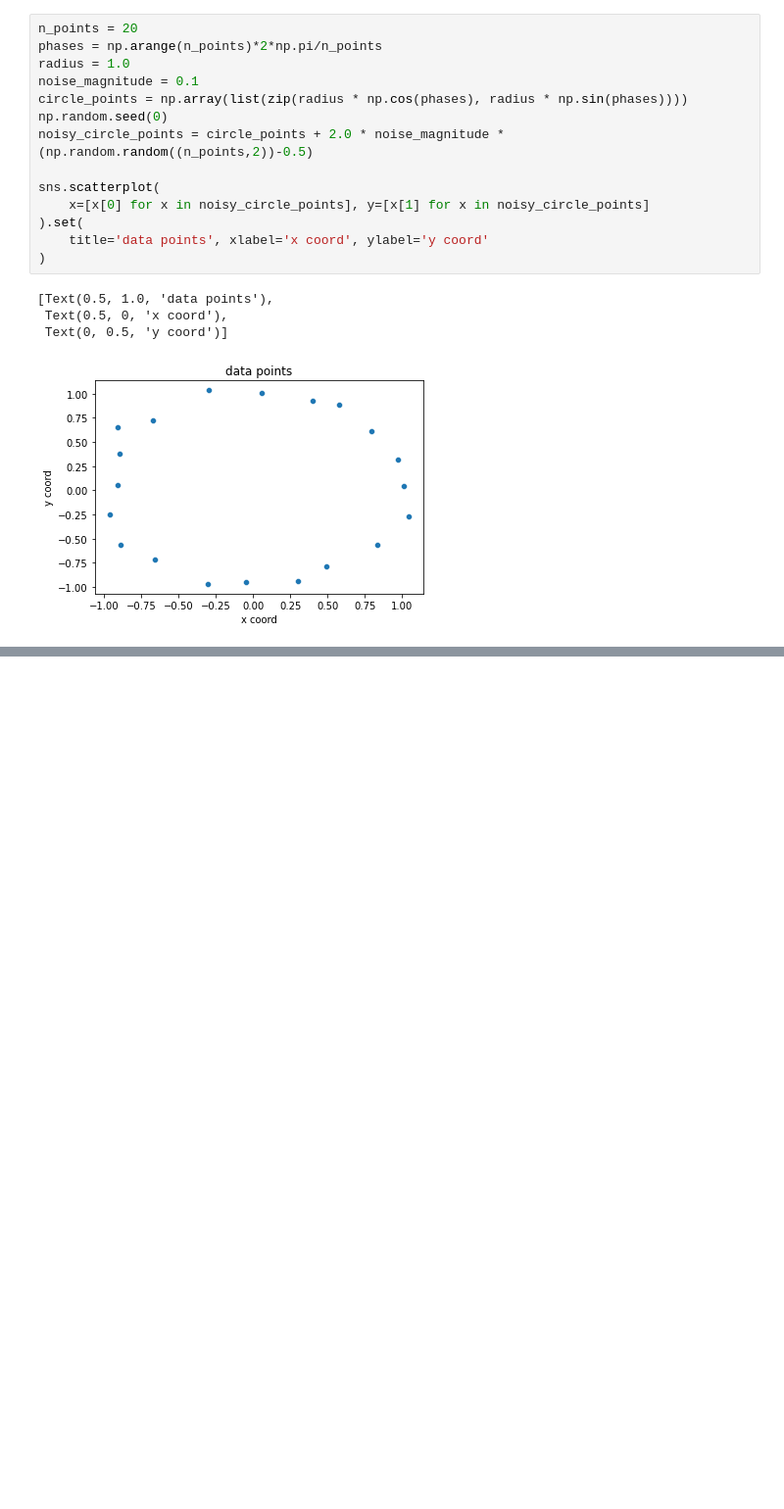
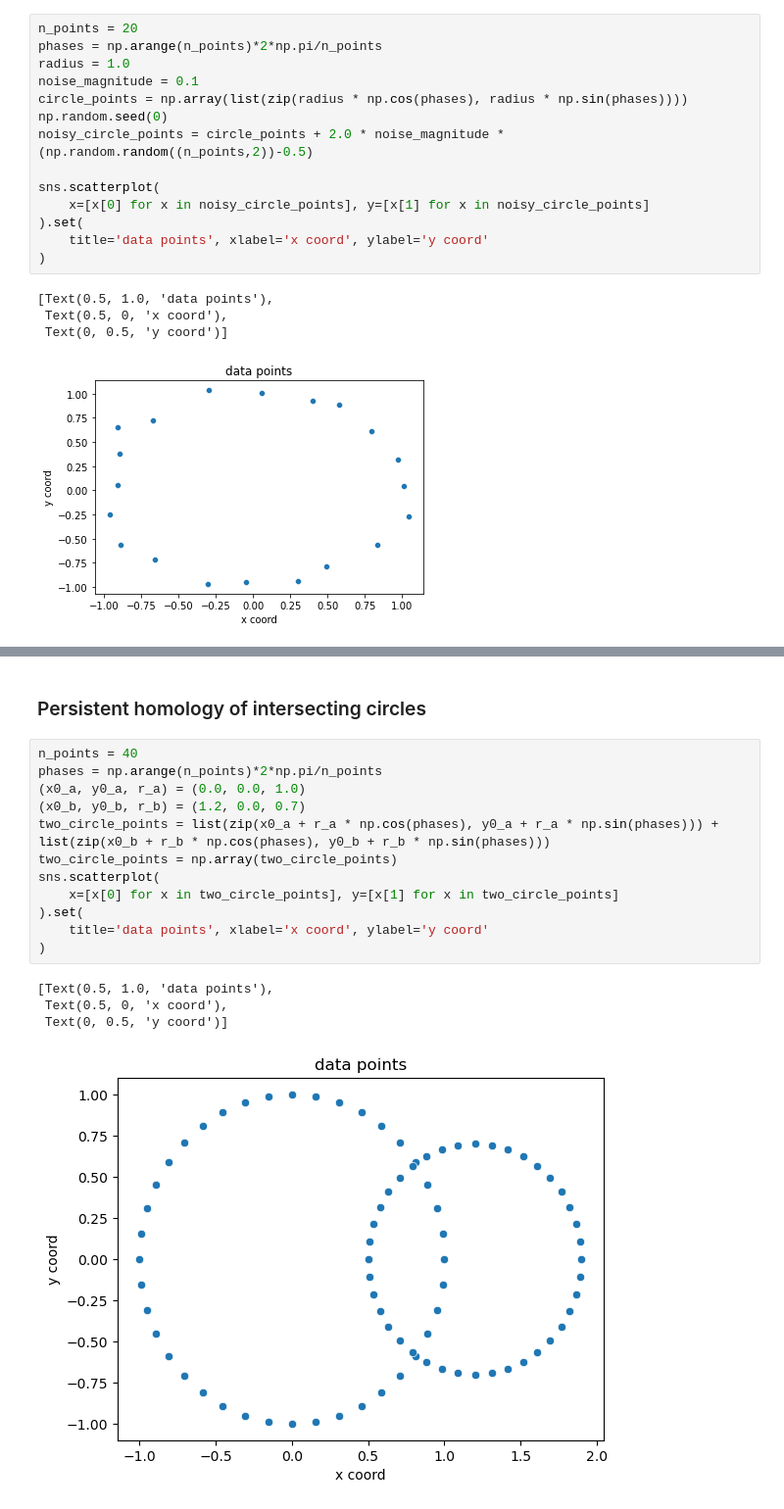
Before and after one commit to nagi49000/persistent-homology-play, a Jupyter notebook: python/notebooks/two_d_data_points.ipynb, the cells around one changed output, grey strips where cells are left out. Shown at 98% size. Saved outputs shown, nothing was run; the diff lists cells and outputs as text; blank space fills up the shorter version.

```diff
--- a/python/notebooks/two_d_data_points.ipynb
+++ b/python/notebooks/two_d_data_points.ipynb
@@ -36,0 +37,19 @@ Rips(maxdim=10, thresh=inf, coeff=2, do_cocycles=False, n_perm = None, verbose=T
+# %% [markdown]
+### Persistent homology of intersecting circles
+# %%
+n_points = 40
+phases = np.arange(n_points)*2*np.pi/n_points
+(x0_a, y0_a, r_a) = (0.0, 0.0, 1.0)
+(x0_b, y0_b, r_b) = (1.2, 0.0, 0.7)
+two_circle_points = list(zip(x0_a + r_a * np.cos(phases), y0_a + r_a * np.sin(phases))) + list(zip(x0_b + r_b * np.cos(phases), y0_b + r_b * np.sin(phases)))
+two_circle_points = np.array(two_circle_points)
+sns.scatterplot(
+    x=[x[0] for x in two_circle_points], y=[x[1] for x in two_circle_points]
+).set(
+    title='data points', xlabel='x coord', ylabel='y coord'
+)
+# %% [output]
+[Text(0.5, 1.0, 'data points'),
+ Text(0.5, 0, 'x coord'),
+ Text(0, 0.5, 'y coord')]
+[figure, added]
```
Also changed, not shown: parts of 6 cells of this notebook.
